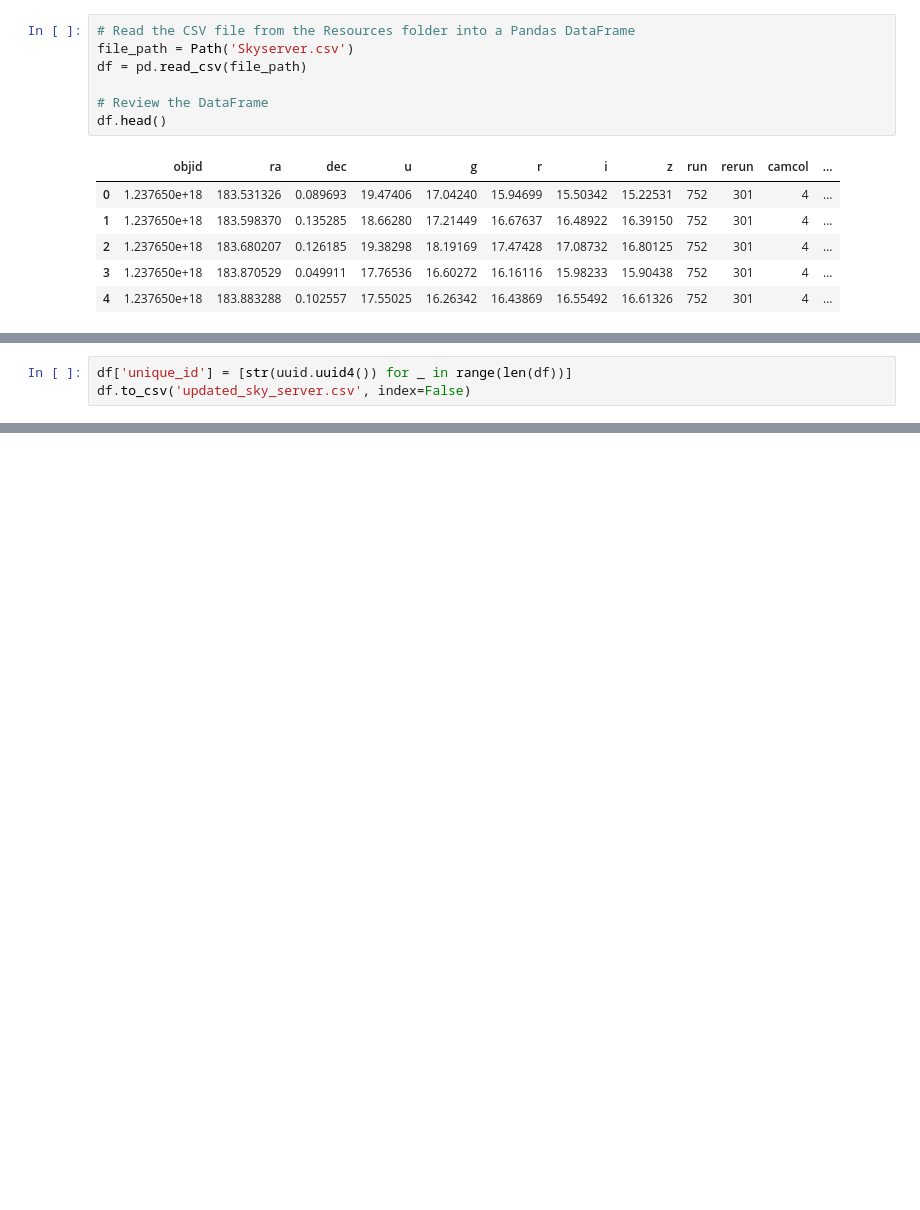
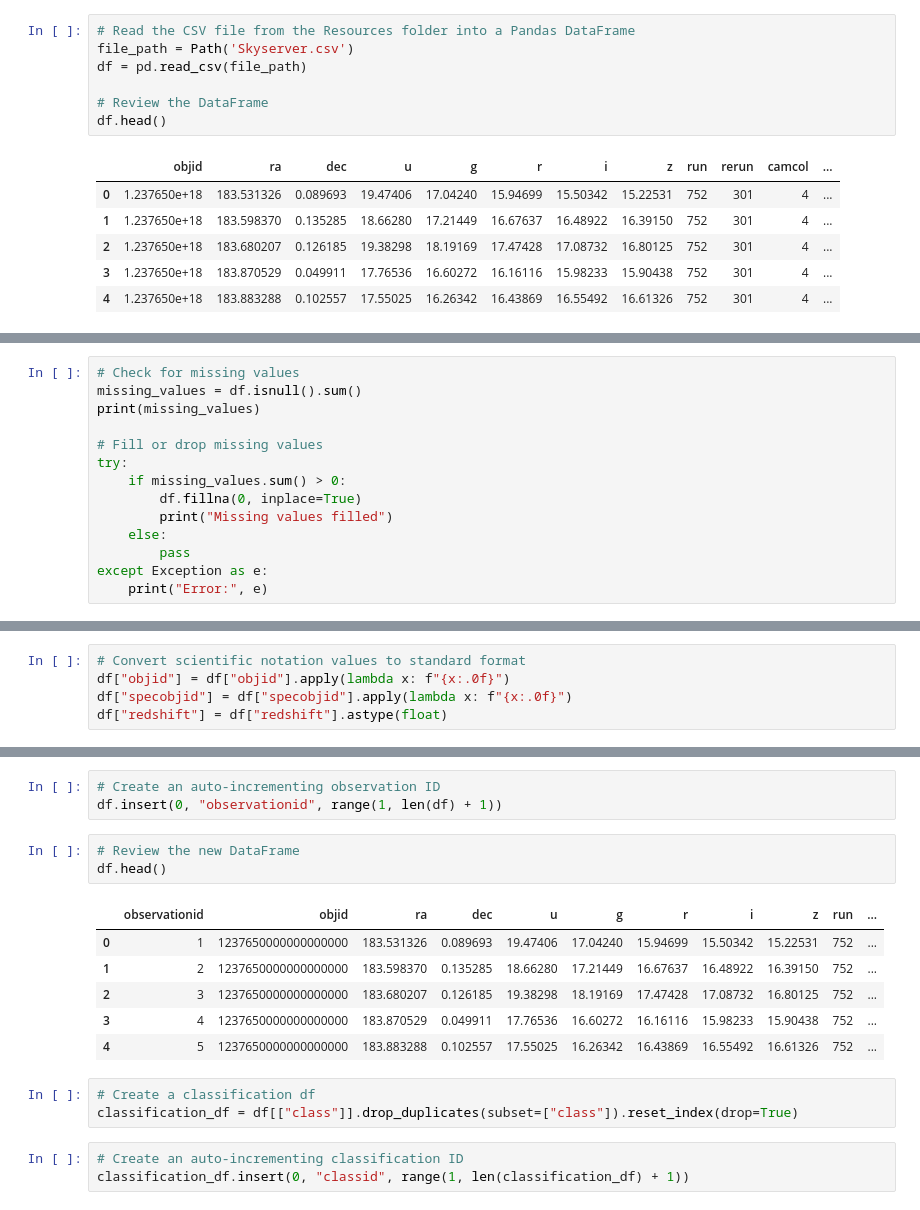
Before and after one commit to AditiNankar/class_project_4, a Jupyter notebook: Resources/sky_survey.ipynb, the cells around one changed output, grey strips where cells are left out. Saved outputs shown, nothing was run; the diff lists cells and outputs as text; blank space fills up the shorter version.

```diff
--- a/Resources/sky_survey.ipynb
+++ b/Resources/sky_survey.ipynb
@@ -45,3 +78,14 @@ df["specobjid"].nunique()
-# %%
-df['unique_id'] = [str(uuid.uuid4()) for _ in range(len(df))]
-df.to_csv('updated_sky_server.csv', index=False)
+# %%
+# Check for missing values
+missing_values = df.isnull().sum()
+print(missing_values)
+
+# Fill or drop missing values
+try:
+    if missing_values.sum() > 0:
+        df.fillna(0, inplace=True)
+        print("Missing values filled")
+    else:
+        pass
+except Exception as e:
+    print("Error:", e)
@@ -47,0 +124,5 @@ df.to_csv('updated_sky_server.csv', index=False)
+# %%
+# Convert scientific notation values to standard format
+df["objid"] = df["objid"].apply(lambda x: f"{x:.0f}")
+df["specobjid"] = df["specobjid"].apply(lambda x: f"{x:.0f}")
+df["redshift"] = df["redshift"].astype(float)
@@ -47,0 +152,19 @@ df.to_csv('updated_sky_server.csv', index=False)
+# %%
+# Create an auto-incrementing observation ID
+df.insert(0, "observationid", range(1, len(df) + 1))
+# %%
+# Review the new DataFrame
+df.head()
+# %% [output]
+|  | observationid | objid | ra | dec | u | g | r | i | z | run | ... |
+| 0 | 1 | 1237650000000000000 | 183.531326 | 0.089693 | 19.47406 | 17.04240 | 15.94699 | 15.50342 | 15.22531 | 752 | ... |
+| 1 | 2 | 1237650000000000000 | 183.598370 | 0.135285 | 18.66280 | 17.21449 | 16.67637 | 16.48922 | 16.39150 | 752 | ... |
+| 2 | 3 | 1237650000000000000 | 183.680207 | 0.126185 | 19.38298 | 18.19169 | 17.47428 | 17.08732 | 16.80125 | 752 | ... |
+| 3 | 4 | 1237650000000000000 | 183.870529 | 0.049911 | 17.76536 | 16.60272 | 16.16116 | 15.98233 | 15.90438 | 752 | ... |
+| 4 | 5 | 1237650000000000000 | 183.883288 | 0.102557 | 17.55025 | 16.26342 | 16.43869 | 16.55492 | 16.61326 | 752 | ... |
+# %%
+# Create a classification df
+classification_df = df[["class"]].drop_duplicates(subset=["class"]).reset_index(drop=True)
+# %%
+# Create an auto-incrementing classification ID
+classification_df.insert(0, "classid", range(1, len(classification_df) + 1))
```
Also changed, not shown: parts of 16 cells of this notebook, 2 other files.
